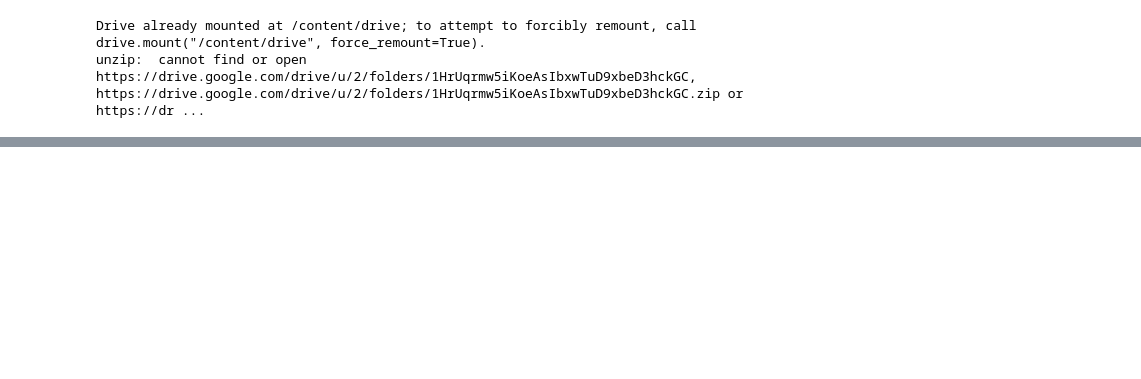
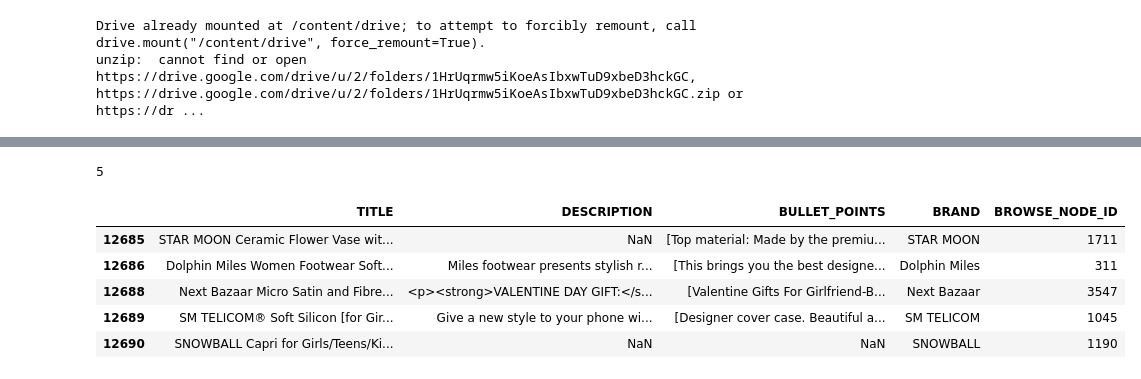
Before and after one commit to Hrudayangam/amazon_hackathon, a Jupyter notebook: Product_Browse_Node_Classification.ipynb, the cells around one changed output, grey strips where cells are left out. Saved outputs shown, nothing was run; the diff lists cells and outputs as text; code cells hidden in the pictures; blank space fills up the shorter version.

```diff
--- a/Product_Browse_Node_Classification.ipynb
+++ b/Product_Browse_Node_Classification.ipynb
@@ -30,0 +348,14 @@ print(data.head())
+# %%
+Clean_data(df,"TITLE")
+len("TITLE")
+# %% [output]
+5
+# %%
+display(df.iloc[12685:12690])
+# %% [output]
+|  | TITLE | DESCRIPTION | BULLET_POINTS | BRAND | BROWSE_NODE_ID |
+| 12685 | STAR MOON Ceramic Flower Vase wit... | NaN | [Top material: Made by the premiu... | STAR MOON | 1711 |
+| 12686 | Dolphin Miles Women Footwear Soft... | Miles footwear presents stylish r... | [This brings you the best designe... | Dolphin Miles | 311 |
+| 12688 | Next Bazaar Micro Satin and Fibre... | <p><strong>VALENTINE DAY GIFT:</s... | [Valentine Gifts For Girlfriend-B... | Next Bazaar | 3547 |
+| 12689 | SM TELICOM® Soft Silicon [for Gir... | Give a new style to your phone wi... | [Designer cover case. Beautiful a... | SM TELICOM | 1045 |
+| 12690 | SNOWBALL Capri for Girls/Teens/Ki... | NaN | NaN | SNOWBALL | 1190 |
```
Also changed, not shown: parts of 25 cells of this notebook.
